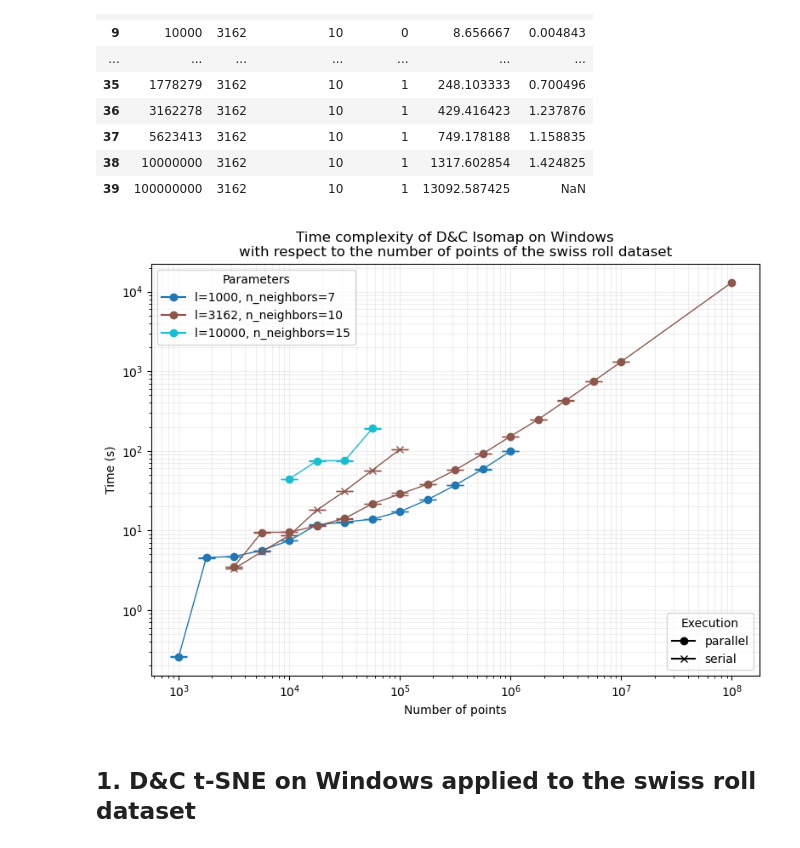
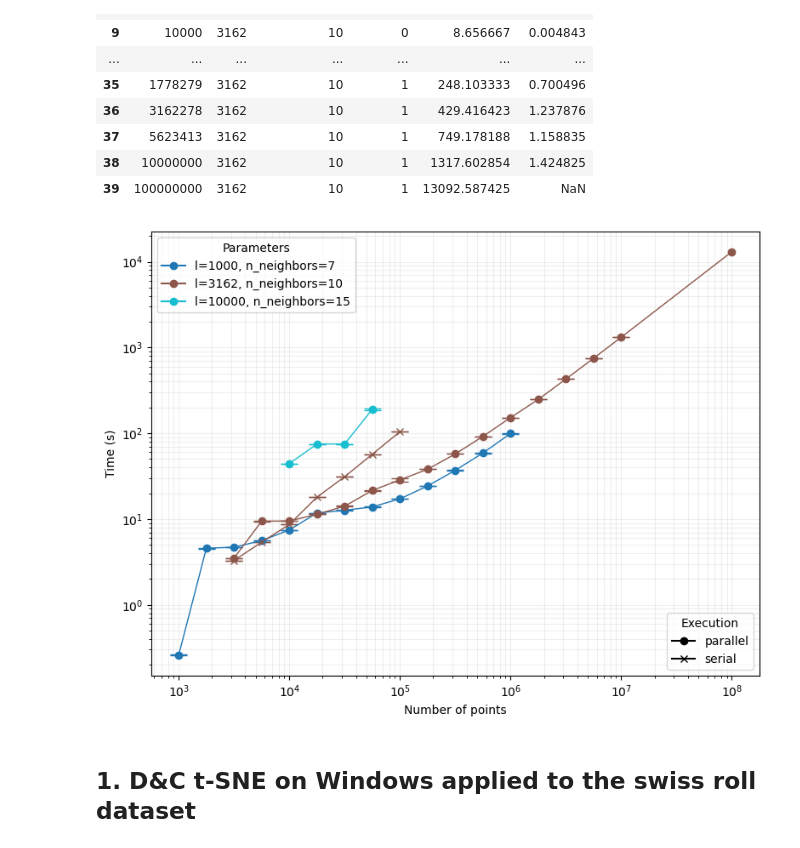
Before and after one commit to airdac/TFM_Adria, a Jupyter notebook: code/d_and_c/benchmark/plot_benchmark.ipynb, the cells around one changed output. Cells and saved outputs as stored; diff of their text form; code cells hidden in the pictures.

```diff
--- a/code/d_and_c/benchmark/plot_benchmark.ipynb
+++ b/code/d_and_c/benchmark/plot_benchmark.ipynb
@@ -42,7 +42,10 @@ filtered_df = results_df[(results_df['method'] == 'Isomap') &
                          (results_df['n'] >= results_df['l'])]
 # Leave out rows with l == 3162, n_neighbors == 7
 filtered_df = filtered_df[~((filtered_df['l'] == 3162) &
-                            (filtered_df['n_neighbors'] == 7))]
+                            (filtered_df['method_arguments'] == 'n_neighbors=7'))]
+filtered_df = filtered_df.rename(columns={'method_arguments': 'n_neighbors'})
+filtered_df['n_neighbors'] = filtered_df['n_neighbors'].str.extract(
+    r'n_neighbors=(\d+)').astype(int)
 
 # Group by n, l, and n_neighbors and calculate mean and standard error
 grouped_results = filtered_df.groupby(['n', 'l', 'n_neighbors', 'parallel']).agg(
@@ -114,40 +117,40 @@ plt.yscale('log')
 # Add plot details
 plt.xlabel('Number of points')
 plt.ylabel('Time (s)')
-plt.title('Time complexity of D&C Isomap on Windows\nwith respect to the number of points of the swiss roll dataset')
+# plt.title('Time complexity of D&C Isomap on Windows\nwith respect to the number of points of the swiss roll dataset')
 plt.grid(True, which="both", ls="-", alpha=0.2)
 
 # Create custom legend handles for (l, n_neighbors) pairs
 lneighbors_handles = []
 for _, row in unique_ln_combinations.iterrows():
     l = row['l']
     n_neighbors = row['n_neighbors']
     color = cmap[(l, n_neighbors)]
     handle = mlines.Line2D([], [], color=color, marker='o', linestyle='-',
                            markersize=6, label=f'l={l}, n_neighbors={n_neighbors}')
     lneighbors_handles.append(handle)
 
 # Create custom legend handles for parallelization
 parallel_handles = [
     mlines.Line2D([], [], color='k', marker='o', linestyle='-',
                   markersize=6, label='parallel'),
     mlines.Line2D([], [], color='k', marker='x', linestyle='-',
                   markersize=6, label='serial')
 ]
 
 # Add both legends
 plt.legend(handles=lneighbors_handles, loc='upper left')
 plt.legend(handles=parallel_handles, loc='upper right')
 
 first_legend = plt.legend(
     handles=lneighbors_handles, loc='upper left', title='Parameters')
 plt.gca().add_artist(first_legend)
 plt.legend(handles=parallel_handles, loc='lower right', title='Execution')
 
 plt.tight_layout()
 plt.show()
 # %% [output]
-[figure, old version]
+[figure, new version]
 # %% [markdown]
 ## 1. D&C t-SNE on Windows applied to the swiss roll dataset
 # %%
```
Also changed, not shown: parts of 1 cell of this notebook, 5 other files.
